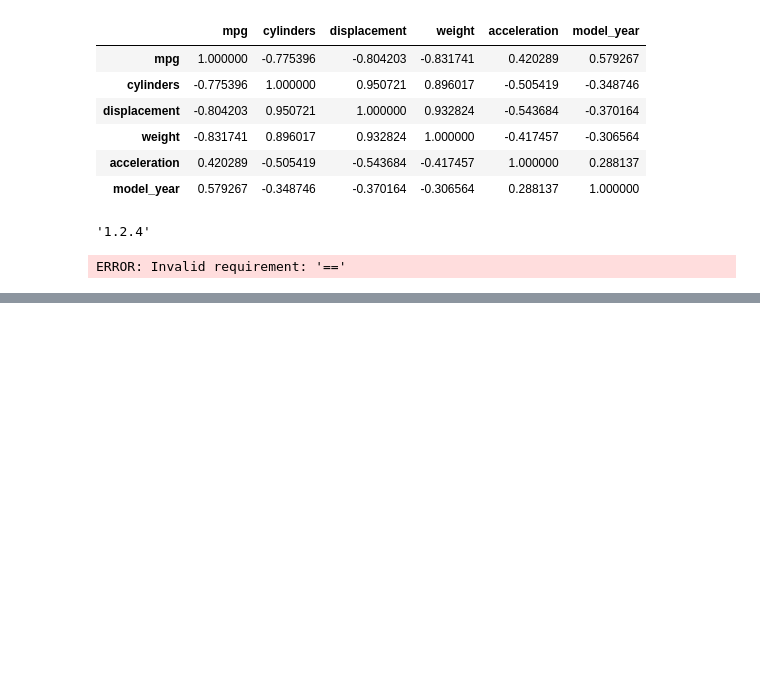
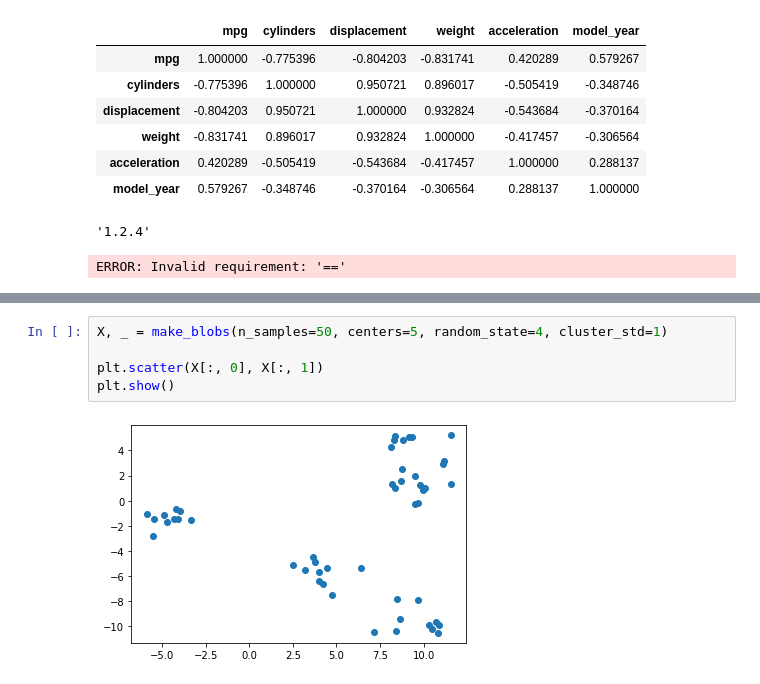
Before and after one commit to waldbear4/Python_2021, a Jupyter notebook: 20210623 Machine Learning Car Evaluation.ipynb, the cells around one changed output, grey strips where cells are left out. Saved outputs shown, nothing was run; the diff lists cells and outputs as text; blank space fills up the shorter version.

```diff
--- a/20210623 Machine Learning Car Evaluation.ipynb
+++ b/20210623 Machine Learning Car Evaluation.ipynb
@@ -103,0 +129,7 @@ ERROR: Invalid requirement: '=='
+# %%
+X, _ = make_blobs(n_samples=50, centers=5, random_state=4, cluster_std=1)
+
+plt.scatter(X[:, 0], X[:, 1])
+plt.show()
+# %% [output]
+[figure, added]
```
Also changed, not shown: parts of 22 cells of this notebook.
